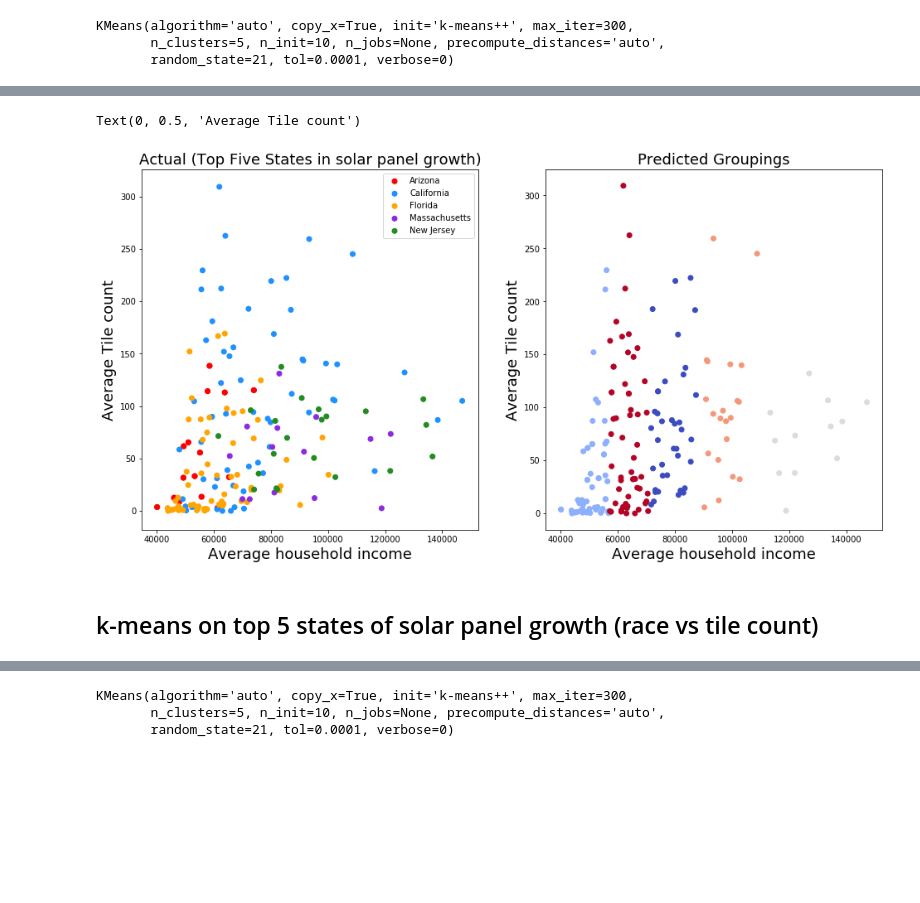
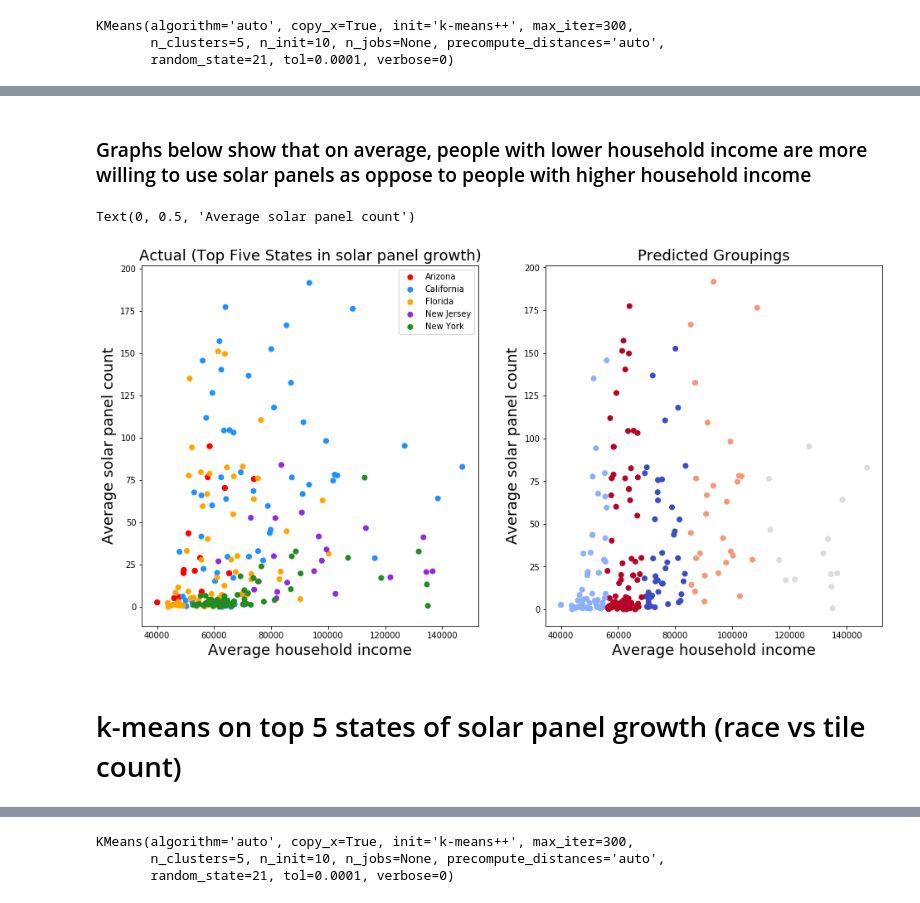
Before and after one commit to zs19930830/CMPE255, a Jupyter notebook: src/analysis.ipynb, the cells around one changed output, grey strips where cells are left out. Saved outputs shown, nothing was run; the diff lists cells and outputs as text; code cells hidden in the pictures; blank space fills up the shorter version.

```diff
--- a/src/analysis.ipynb
+++ b/src/analysis.ipynb
@@ -49,5 +58,5 @@ ma_df = input_data[input_data['state']=='ma'][['county','tile_count', 'average_h
 # %% [markdown]
 ### correlation between solar panel tile count and demographic factors such as average household income and racial ethnicity across top five states in solar panel growth
 # %%
-ca_df.append(fl_df).append(az_df).append(az_df).append(nj_df).append(ma_df).corr()
+ca_df.append(fl_df).append(az_df).append(az_df).append(ny_df).append(nj_df).corr()
 # %% [output]
@@ -62,10 +71,10 @@ ca_df.append(fl_df).append(az_df).append(az_df).append(nj_df).append(ma_df).corr
 ca_df["color"] = "dodgerblue"
 fl_df["color"] = "orange"
 az_df["color"] = "red"
-nj_df["color"] = "forestgreen"
-ma_df["color"] = "blueviolet"
+ny_df["color"] = "forestgreen"
+nj_df["color"] = "blueviolet"
 # %%
 # these numbers represent the average of each of the state's counties
-top_five_states = ca_df.append(fl_df).append(az_df).append(az_df).append(nj_df).append(ma_df)
+top_five_states = ca_df.append(fl_df).append(az_df).append(az_df).append(ny_df).append(nj_df)
 top_five_states
 # %% [output]
@@ -109,5 +119,5 @@ top_five_states
 # %%
-X = top_five_states[['tile_count','average_household_income']]
+X = top_five_states[['solar_system_count','average_household_income']]
 # %%
 X = X.to_numpy()
 X
@@ -175,33 +189,35 @@ array([3, 4, 0, 4, 0, 4, 3, 1, 3, 4, 4, 1, 1, 4, 4, 4, 1, 4, 0, 4, 2, 4,
+# %% [markdown]
+### Graphs below show that on average, people with lower household income are more willing to use solar panels as oppose to people with higher household income
 # %%
 fig, axes = plt.subplots(1, 2, figsize=(16,8))
 for (i, cls) in enumerate(set(actual_labels)):
     x = [p for (j,p) in enumerate(X[:,1]) if actual_labels[j]==cls]
     y = [p for (j,p) in enumerate(X[:,0]) if actual_labels[j]==cls]
     color = [c for (j,c) in enumerate(top_five_states['color']) if actual_labels[j]==cls]
     if (cls == 0):
         label = "Arizona"
     elif (cls == 1):
         label = "California"
     elif (cls == 2):
         label = "Florida"
     elif (cls == 3):
-        label = "Massachusetts"
+        label = "New Jersey"
     elif (cls == 4):
-        label = "New Jersey"
+        label = "New York"
     axes[0].scatter(x, y, c=color, label=label)
     axes[0].set_title("Actual (Top Five States in solar panel growth)", fontsize=18)
     axes[0].set_xlabel("Average household income", fontsize=18)
-    axes[0].set_ylabel("Average Tile count", fontsize=18)
+    axes[0].set_ylabel("Average solar panel count", fontsize=18)
 axes[0].legend()
 axes[1].scatter(X[:,1], X[:,0], c=new_labels, cmap="coolwarm")
 axes[1].set_title("Predicted Groupings", fontsize=18)
 axes[1].set_xlabel("Average household income", fontsize=18)
-axes[1].set_ylabel("Average Tile count", fontsize=18)
+axes[1].set_ylabel("Average solar panel count", fontsize=18)
 # %% [output]
-Text(0, 0.5, 'Average Tile count')
+Text(0, 0.5, 'Average solar panel count')
-[figure, old version]
+[figure, new version]
 # %% [markdown]
-## k-means on top 5 states of solar panel growth (race vs tile count)
+# k-means on top 5 states of solar panel growth (race vs tile count)
 # %%
 top_five_states
 # %% [output]
```
Also changed, not shown: parts of 26 cells of this notebook, 1 other file.
